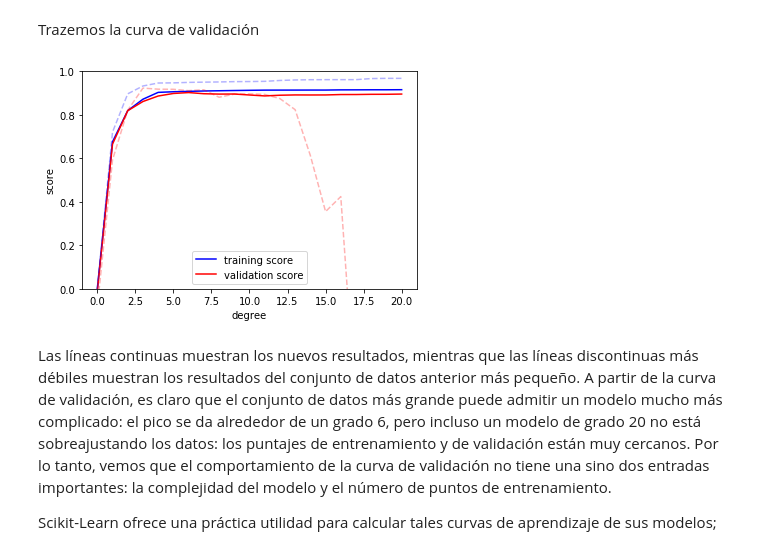
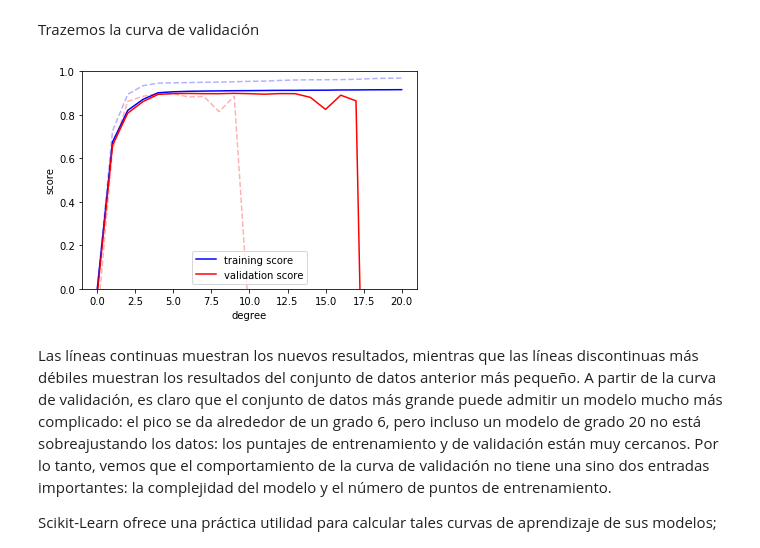
Before and after one commit to jubotero/cursoML, a Jupyter notebook: S06/SummanS06.ipynb, the cells around one changed output. Drawn from its saved outputs; the diff is of its cells as text; code cells hidden in the pictures.

```diff
--- a/S06/SummanS06.ipynb
+++ b/S06/SummanS06.ipynb
@@ -191,18 +191,18 @@ Trazemos la curva de validación
 # %%
 degree = np.arange(21)
 train_score2, val_score2 = validation_curve(PolynomialRegression(), X2, y2,
                                             'polynomialfeatures__degree', degree, cv=7)
 
-plt.plot(degree, np.median(train_score2, 1), color='blue', label='training score')
-plt.plot(degree, np.median(val_score2, 1), color='red', label='validation score')
-plt.plot(degree, np.median(train_score, 1), color='blue', alpha=0.3, linestyle='dashed')
-plt.plot(degree, np.median(val_score, 1), color='red', alpha=0.3, linestyle='dashed')
+plt.plot(degree, np.mean(train_score2, 1), color='blue', label='training score')
+plt.plot(degree, np.mean(val_score2, 1), color='red', label='validation score')
+plt.plot(degree, np.mean(train_score, 1), color='blue', alpha=0.3, linestyle='dashed')
+plt.plot(degree, np.mean(val_score, 1), color='red', alpha=0.3, linestyle='dashed')
 plt.legend(loc='lower center')
 plt.ylim(0, 1)
 plt.xlabel('degree')
 plt.ylabel('score');
 # %% [output]
-[figure, old version]
+[figure, new version]
 # %% [markdown]
 Las líneas continuas muestran los nuevos resultados, mientras que las líneas discontinuas más débiles muestran los resultados del conjunto de datos anterior más pequeño. A partir de la curva de validación, es claro que el conjunto de datos más grande puede admitir un modelo mucho más complicado: el pico se da alrededor de un grado 6, pero incluso un modelo de grado 20 no está sobreajustando los datos: los puntajes de entrenamiento y de validación están muy cercanos. Por lo tanto, vemos que el comportamiento de la curva de validación no tiene una sino dos entradas importantes: la complejidad del modelo y el número de puntos de entrenamiento.
 
```
Also changed, not shown: parts of 4 cells of this notebook.
